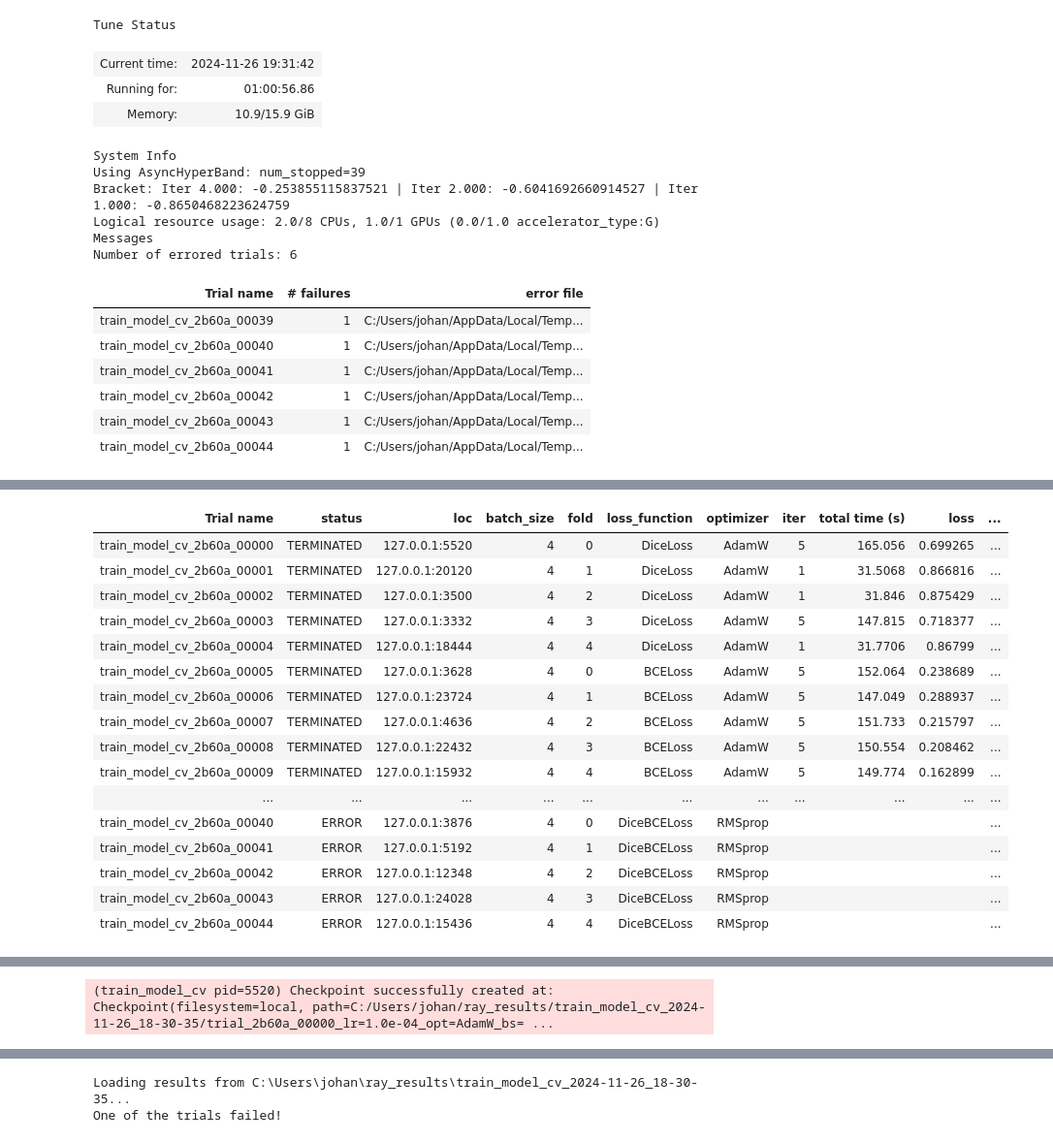
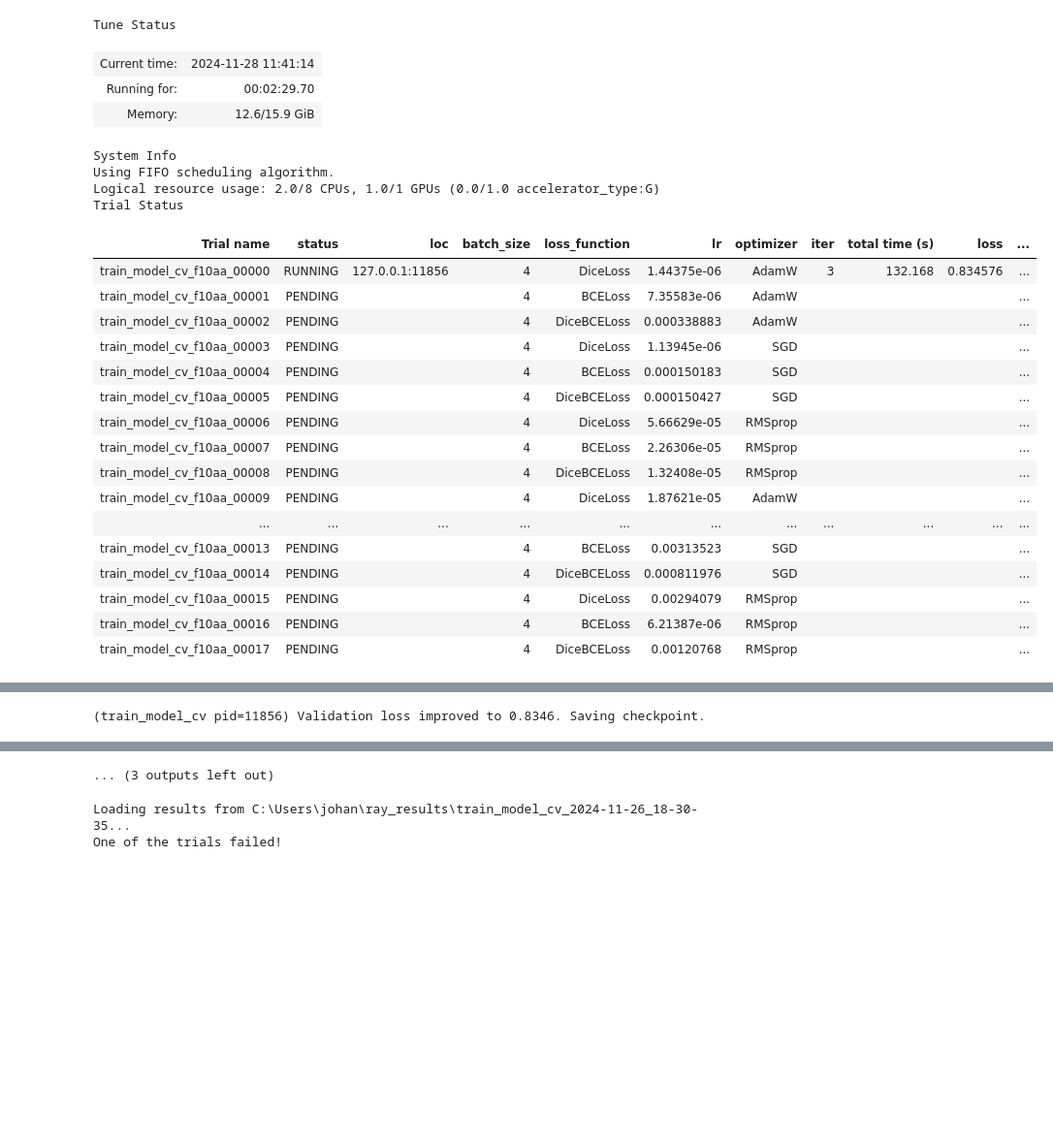
Before and after one commit to SamuelJessen/OCTSegmenter, a Jupyter notebook: training_loop_with_crossvalidation_and_logging.ipynb, the cells around one changed output, grey strips where cells are left out. Shown at 97% size. Saved outputs shown, nothing was run; the diff lists cells and outputs as text; code cells hidden in the pictures; blank space fills up the shorter version.

Commit message:
Introduced lr scheduler, removed ASHA.

```diff
--- a/training_loop_with_crossvalidation_and_logging.ipynb
+++ b/training_loop_with_crossvalidation_and_logging.ipynb
@@ -530,22 +533,22 @@ def main(num_samples, gpus_per_trial, epochs, smoke_test, folds):
 
     config = {
         "root_dir": root_dir,
-        "lr": 1e-4,
+        "lr": tune.loguniform(1e-6, 1e-2),
         "epochs": epochs,
         "smoke_test": smoke_test,
         "batch_size": tune.choice([4]),
         "optimizer": tune.grid_search(["AdamW", "SGD", "RMSprop"]),
         "folds": folds,
-        "fold": tune.grid_search(list(range(folds))),
-        "patience": 10,
+        "patience": 20,
         "loss_function": tune.grid_search(["DiceLoss", "BCELoss", "DiceBCELoss"])
     }
 
-    scheduler = ASHAScheduler(
-        max_t=config["epochs"],
-        grace_period=2,
-        reduction_factor=2
-    )
+    # ASHA SCHEDULER, BUT WILL NOT BE USED
+    # scheduler = ASHAScheduler(
+    #     max_t=5,
+    #     grace_period=5,
+    #     reduction_factor=2
+    # )
 
     # Define your checkpoint configuration
     checkpoint_config = CheckpointConfig(
@@ -560,46 +563,53 @@ def main(num_samples, gpus_per_trial, epochs, smoke_test, folds):
     tuner = tune.Tuner(
         tune.with_resources(
             tune.with_parameters(train_model_cv),
             resources={"cpu": 2, "gpu": gpus_per_trial}
         ),
         tune_config=tune.TuneConfig(
             metric="loss",
             mode="min",
-            scheduler=scheduler,
             num_samples=num_samples,
             trial_dirname_creator=trial_dirname_creator,
         ),
         param_space=config,
         run_config=run_config,
     )
     results = tuner.fit()
 
     best_result = results.get_best_result("dice_loss", "min")
 
     print("Best trial config: {}".format(best_result.config))
     print("Best trial final validation loss: {}".format(
         best_result.metrics["loss"]))
     print("Best trial final validation accuracy: {}".format(
         best_result.metrics["accuracy"]))
 
     test_best_model(best_result)
 
-main(num_samples=1, gpus_per_trial=1, epochs=5, smoke_test=True, folds=5)
+main(num_samples=2, gpus_per_trial=1, epochs=2, smoke_test=True, folds=5)
 # %% [output]
 Tune Status
-| Current time: | 2024-11-26 19:31:42 |
-| Running for: | 01:00:56.86 |
-| Memory: | 10.9/15.9 GiB |
+| Current time: | 2024-11-28 11:41:14 |
+| Running for: | 00:02:29.70 |
+| Memory: | 12.6/15.9 GiB |
 System Info
-Using AsyncHyperBand: num_stopped=39
-Bracket: Iter 4.000: -0.253855115837521 | Iter 2.000: -0.6041692660914527 | Iter 1.000: -0.8650468223624759
+Using FIFO scheduling algorithm.
 Logical resource usage: 2.0/8 CPUs, 1.0/1 GPUs (0.0/1.0 accelerator_type:G)
-Messages
-Number of errored trials: 6
+Trial Status
-| Trial name | # failures | error file |
-| train_model_cv_2b60a_00039 | 1 | C:/Users/johan/AppData/Local/Temp... |
-| train_model_cv_2b60a_00040 | 1 | C:/Users/johan/AppData/Local/Temp... |
-| train_model_cv_2b60a_00041 | 1 | C:/Users/johan/AppData/Local/Temp... |
-| train_model_cv_2b60a_00042 | 1 | C:/Users/johan/AppData/Local/Temp... |
-| train_model_cv_2b60a_00043 | 1 | C:/Users/johan/AppData/Local/Temp... |
-| train_model_cv_2b60a_00044 | 1 | C:/Users/johan/AppData/Local/Temp... |
+| Trial name | status | loc | batch_size | loss_function | lr | optimizer | iter | total time (s) | loss | ... |
+| train_model_cv_f10aa_00000 | RUNNING | 127.0.0.1:11856 | 4 | DiceLoss | 1.44375e-06 | AdamW | 3 | 132.168 | 0.834576 | ... |
+| train_model_cv_f10aa_00001 | PENDING |  | 4 | BCELoss | 7.35583e-06 | AdamW |  |  |  | ... |
+| train_model_cv_f10aa_00002 | PENDING |  | 4 | DiceBCELoss | 0.000338883 | AdamW |  |  |  | ... |
+| train_model_cv_f10aa_00003 | PENDING |  | 4 | DiceLoss | 1.13945e-06 | SGD |  |  |  | ... |
+| train_model_cv_f10aa_00004 | PENDING |  | 4 | BCELoss | 0.000150183 | SGD |  |  |  | ... |
+| train_model_cv_f10aa_00005 | PENDING |  | 4 | DiceBCELoss | 0.000150427 | SGD |  |  |  | ... |
+| train_model_cv_f10aa_00006 | PENDING |  | 4 | DiceLoss | 5.66629e-05 | RMSprop |  |  |  | ... |
+| train_model_cv_f10aa_00007 | PENDING |  | 4 | BCELoss | 2.26306e-05 | RMSprop |  |  |  | ... |
+| train_model_cv_f10aa_00008 | PENDING |  | 4 | DiceBCELoss | 1.32408e-05 | RMSprop |  |  |  | ... |
+| train_model_cv_f10aa_00009 | PENDING |  | 4 | DiceLoss | 1.87621e-05 | AdamW |  |  |  | ... |
+| ... | ... | ... | ... | ... | ... | ... | ... | ... | ... | ... |
+| train_model_cv_f10aa_00013 | PENDING |  | 4 | BCELoss | 0.00313523 | SGD |  |  |  | ... |
+| train_model_cv_f10aa_00014 | PENDING |  | 4 | DiceBCELoss | 0.000811976 | SGD |  |  |  | ... |
+| train_model_cv_f10aa_00015 | PENDING |  | 4 | DiceLoss | 0.00294079 | RMSprop |  |  |  | ... |
+| train_model_cv_f10aa_00016 | PENDING |  | 4 | BCELoss | 6.21387e-06 | RMSprop |  |  |  | ... |
+| train_model_cv_f10aa_00017 | PENDING |  | 4 | DiceBCELoss | 0.00120768 | RMSprop |  |  |  | ... |
@@ -607,17 +622,0 @@ Trial Status
-| Trial name | status | loc | batch_size | fold | loss_function | optimizer | iter | total time (s) | loss | ... |
-| train_model_cv_2b60a_00000 | TERMINATED | 127.0.0.1:5520 | 4 | 0 | DiceLoss | AdamW | 5 | 165.056 | 0.699265 | ... |
-| train_model_cv_2b60a_00001 | TERMINATED | 127.0.0.1:20120 | 4 | 1 | DiceLoss | AdamW | 1 | 31.5068 | 0.866816 | ... |
-| train_model_cv_2b60a_00002 | TERMINATED | 127.0.0.1:3500 | 4 | 2 | DiceLoss | AdamW | 1 | 31.846 | 0.875429 | ... |
-| train_model_cv_2b60a_00003 | TERMINATED | 127.0.0.1:3332 | 4 | 3 | DiceLoss | AdamW | 5 | 147.815 | 0.718377 | ... |
-| train_model_cv_2b60a_00004 | TERMINATED | 127.0.0.1:18444 | 4 | 4 | DiceLoss | AdamW | 1 | 31.7706 | 0.86799 | ... |
-| train_model_cv_2b60a_00005 | TERMINATED | 127.0.0.1:3628 | 4 | 0 | BCELoss | AdamW | 5 | 152.064 | 0.238689 | ... |
-| train_model_cv_2b60a_00006 | TERMINATED | 127.0.0.1:23724 | 4 | 1 | BCELoss | AdamW | 5 | 147.049 | 0.288937 | ... |
-| train_model_cv_2b60a_00007 | TERMINATED | 127.0.0.1:4636 | 4 | 2 | BCELoss | AdamW | 5 | 151.733 | 0.215797 | ... |
-| train_model_cv_2b60a_00008 | TERMINATED | 127.0.0.1:22432 | 4 | 3 | BCELoss | AdamW | 5 | 150.554 | 0.208462 | ... |
-| train_model_cv_2b60a_00009 | TERMINATED | 127.0.0.1:15932 | 4 | 4 | BCELoss | AdamW | 5 | 149.774 | 0.162899 | ... |
-| ... | ... | ... | ... | ... | ... | ... | ... | ... | ... | ... |
-| train_model_cv_2b60a_00040 | ERROR | 127.0.0.1:3876 | 4 | 0 | DiceBCELoss | RMSprop |  |  |  | ... |
-| train_model_cv_2b60a_00041 | ERROR | 127.0.0.1:5192 | 4 | 1 | DiceBCELoss | RMSprop |  |  |  | ... |
-| train_model_cv_2b60a_00042 | ERROR | 127.0.0.1:12348 | 4 | 2 | DiceBCELoss | RMSprop |  |  |  | ... |
-| train_model_cv_2b60a_00043 | ERROR | 127.0.0.1:24028 | 4 | 3 | DiceBCELoss | RMSprop |  |  |  | ... |
-| train_model_cv_2b60a_00044 | ERROR | 127.0.0.1:15436 | 4 | 4 | DiceBCELoss | RMSprop |  |  |  | ... |
@@ -645 +646 @@ Trial Status
-(train_model_cv pid=5520) Checkpoint successfully created at: Checkpoint(filesystem=local, path=C:/Users/johan/ray_results/train_model_cv_2024-11-26_18-30-35/trial_2b60a_00000_lr=1.0e-04_opt=AdamW_bs= ...
+(train_model_cv pid=11856) Validation loss improved to 0.8346. Saving checkpoint.
@@ -647,3 +649,4 @@ Trial Status
+... (3 outputs left out)
 # %%
 import os
 from ray import tune
```
Also changed, not shown: parts of 2 cells of this notebook.
